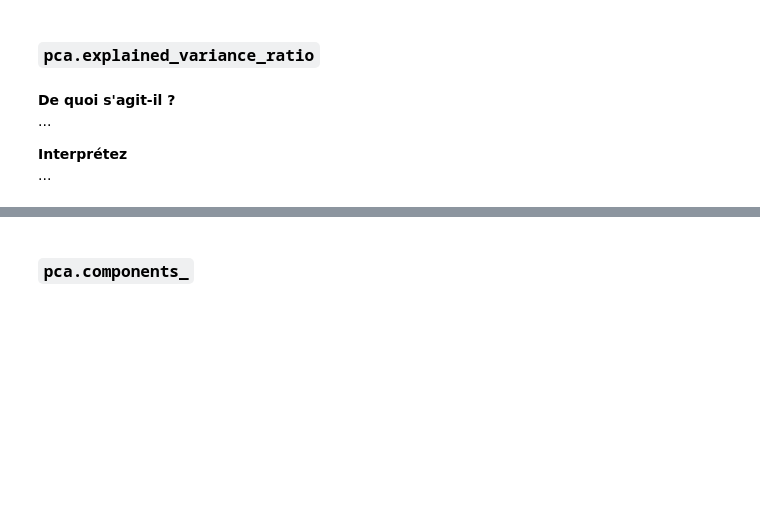
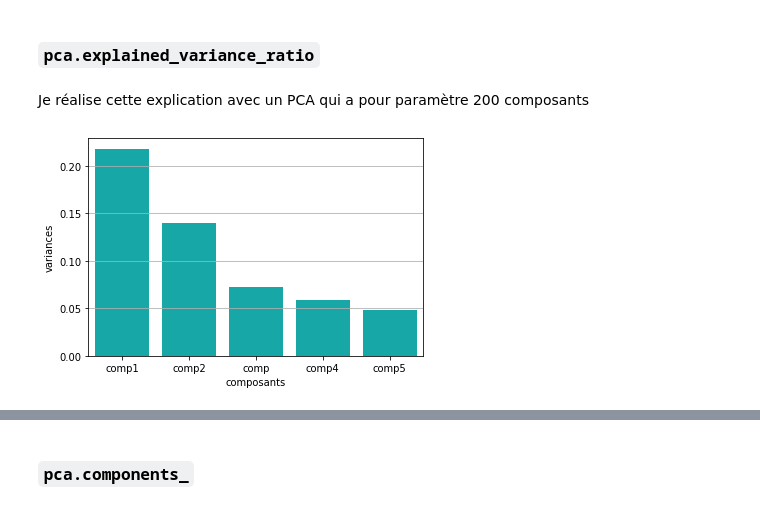
Before and after one commit to campusplage/compte-rendus-oriol_ramirez, a Jupyter notebook: TP2_sklearn.ipynb, the cells around one changed output, grey strips where cells are left out. Drawn from its saved outputs; the diff is of its cells as text; code cells hidden in the pictures; blank space fills up the shorter version.

```diff
--- a/TP2_sklearn.ipynb
+++ b/TP2_sklearn.ipynb
@@ -386,12 +380,13 @@ Dans cette section, vous allez étudier certains paramètres appris par l'ACP, l
 >   concentrez vous sur l'essentiel: je ne noterai __PAS__ la quantité.
 # %% [markdown]
 ### `pca.explained_variance_ratio`
+# %% [markdown]
+Je réalise cette explication avec un PCA qui a pour paramètre 200 composants
 # %%
 # Affichage de pca.explained_variance_ratio_, ainsi que de pca.explained_variance_ratio_.cumsum()
-...
+df = pandas.DataFrame({'variances':pca.explained_variance_ratio_[:5],
+             'composants':['comp1','comp2','comp','comp4','comp5']})
+sns.barplot(x='composants',y="variances",
+           data=df, color="c");
+# %% [output]
+[figure, added]
-# %% [markdown]
-__De quoi s'agit-il ?__
-...
-
-__Interprétez__
-...
```
Also changed, not shown: parts of 21 cells of this notebook.
